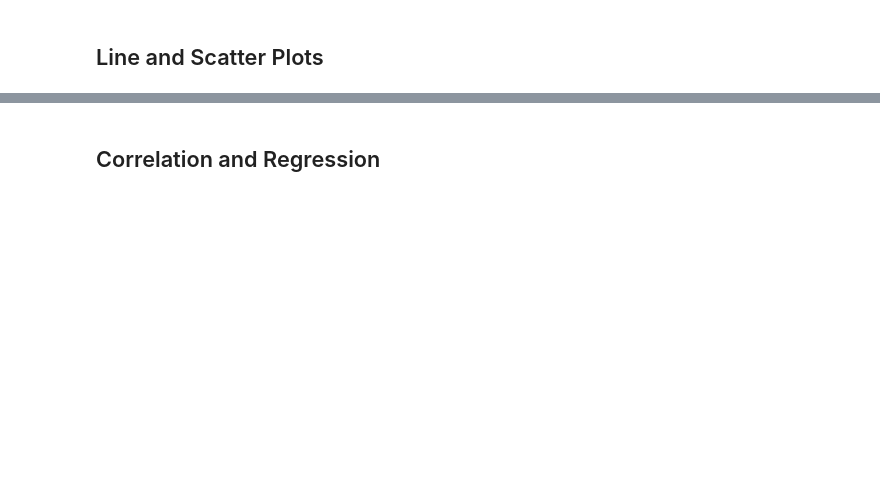
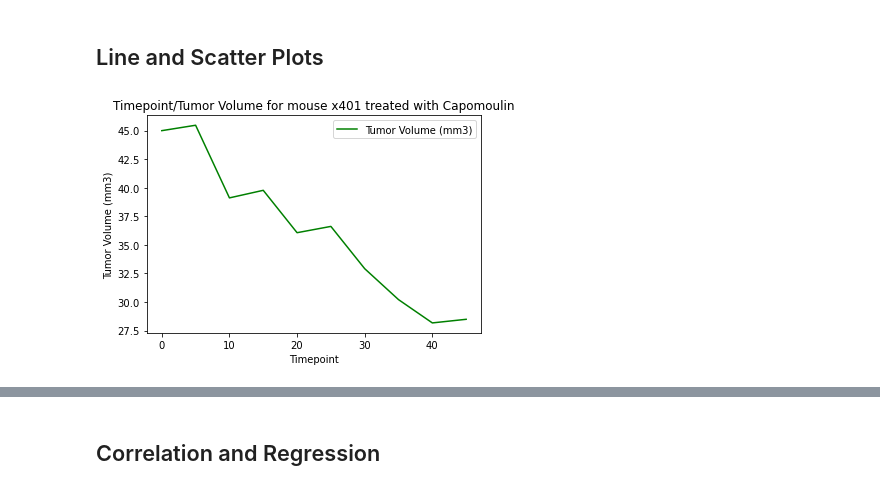
Before and after one commit to ellesledge/matplotlib_pymaceuticals, a Jupyter notebook: Pymaceuticals/pymaceuticals_starter.ipynb, the cells around one changed output, grey strips where cells are left out. Cells and saved outputs as stored; diff of their text form; code cells hidden in the pictures; blank space fills up the shorter version.

```diff
--- a/Pymaceuticals/pymaceuticals_starter.ipynb
+++ b/Pymaceuticals/pymaceuticals_starter.ipynb
@@ -253,5 +263,12 @@ For Ceftamin values above 87.666 could be upper outliers
 ## Line and Scatter Plots
 # %%
 # Generate a line plot of time point versus tumor volume for a mouse treated with Capomulin
+lineplot = clean_df.loc[(clean_df["Mouse ID"] == "x401")]
+lineplot.plot(x = "Timepoint",y ="Tumor Volume (mm3)", color = "green")
+plt.title("Timepoint/Tumor Volume for mouse x401 treated with Capomoulin")
+plt.ylabel("Tumor Volume (mm3)")
+plt.show()
+# %% [output]
+[figure, added]
 # %%
 # Generate a scatter plot of mouse weight versus average tumor volume for the Capomulin regimen
```
Also changed, not shown: parts of 5 cells of this notebook.
